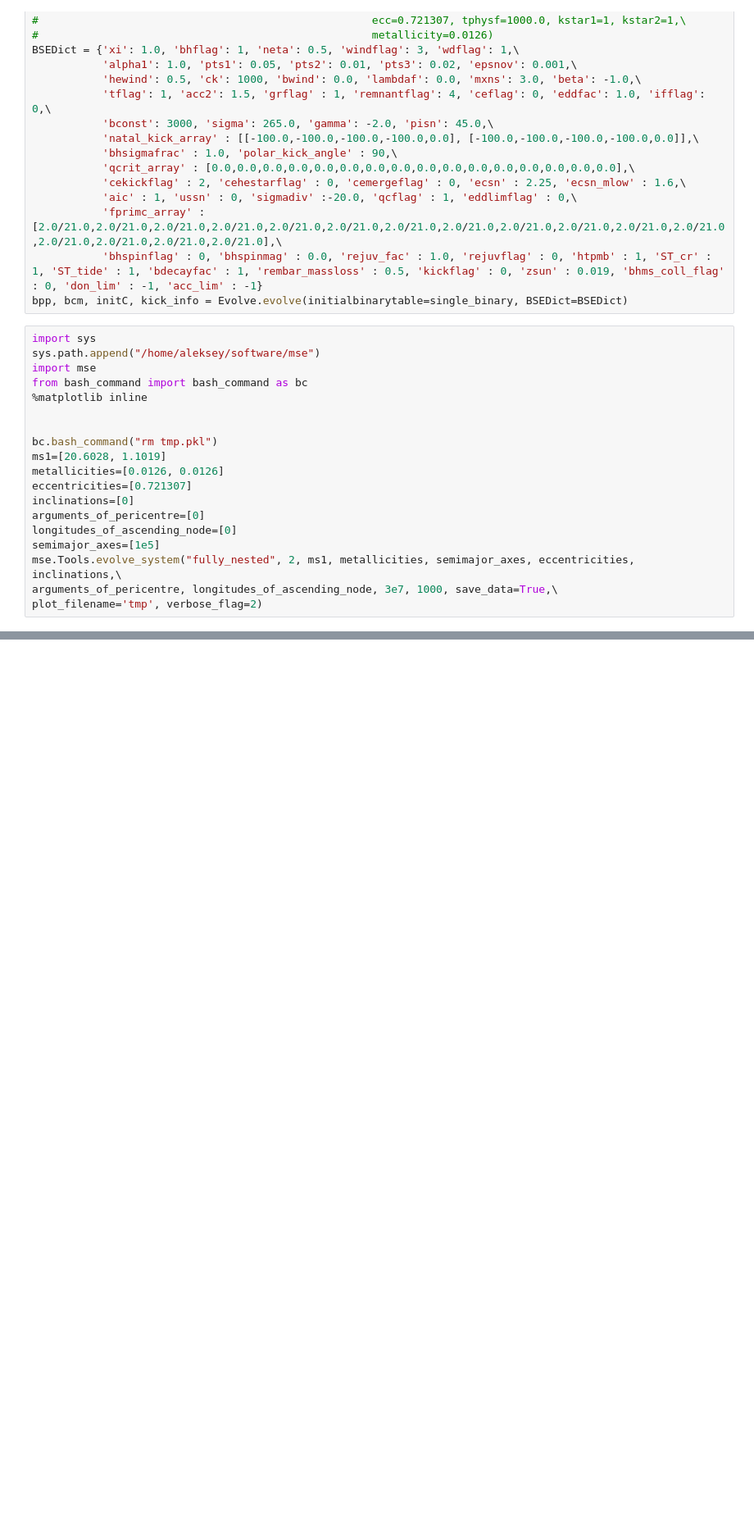
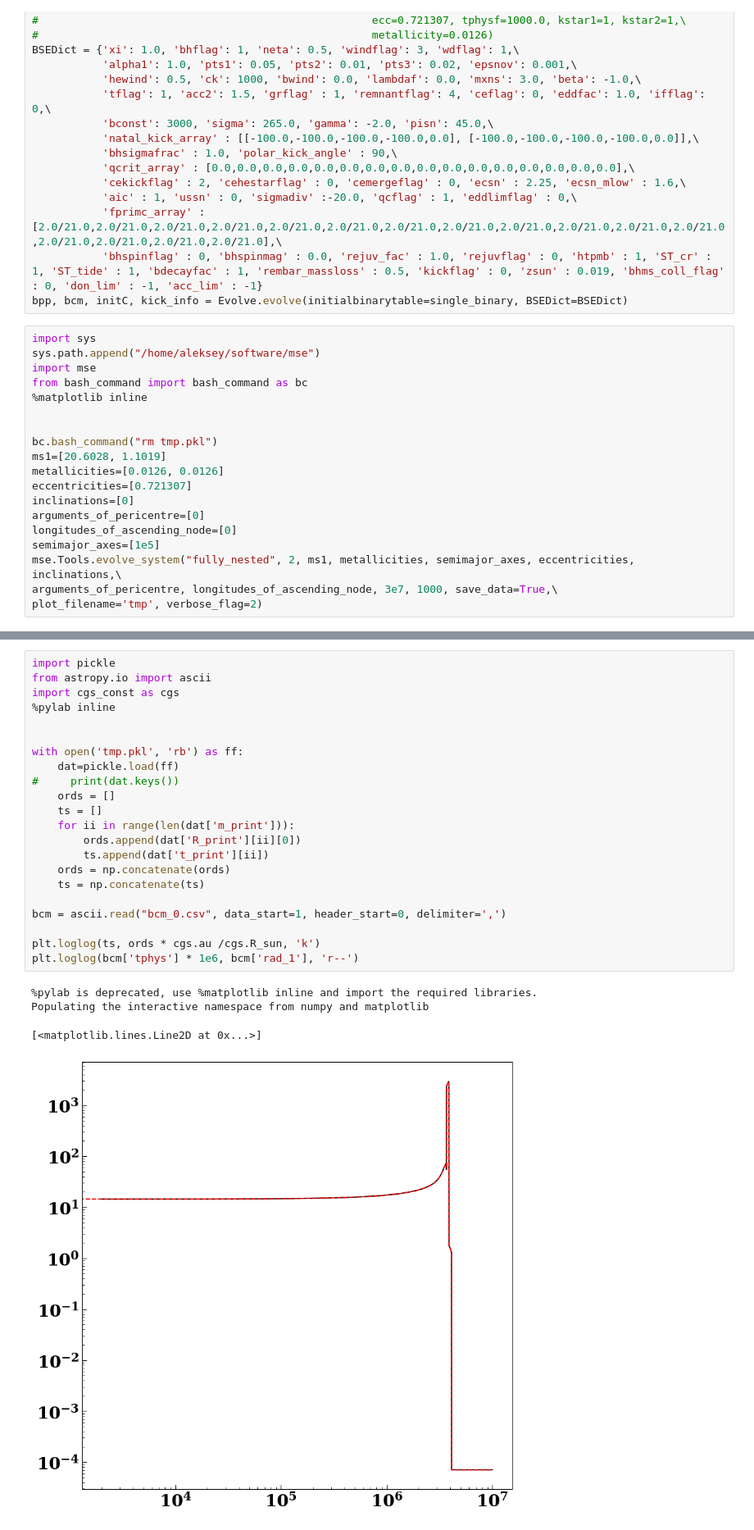
Before and after one commit to alekseygenerozov/mse, a Jupyter notebook: cosmic_mse_compare1.ipynb, the cells around one changed output, grey strips where cells are left out. Shown at 82% size. Saved outputs shown, nothing was run; the diff lists cells and outputs as text; blank space fills up the shorter version.

```diff
--- a/cosmic_mse_compare1.ipynb
+++ b/cosmic_mse_compare1.ipynb
@@ -75,0 +98,27 @@ ax.set_title("Remnant flag=4")
+# %%
+import pickle
+from astropy.io import ascii
+import cgs_const as cgs
+%pylab inline
+
+
+with open('tmp.pkl', 'rb') as ff:
+    dat=pickle.load(ff)
+#     print(dat.keys())
+    ords = []
+    ts = []
+    for ii in range(len(dat['m_print'])):
+        ords.append(dat['R_print'][ii][0])
+        ts.append(dat['t_print'][ii])
+    ords = np.concatenate(ords)
+    ts = np.concatenate(ts)
+
+bcm = ascii.read("bcm_0.csv", data_start=1, header_start=0, delimiter=',')
+
+plt.loglog(ts, ords * cgs.au /cgs.R_sun, 'k')
+plt.loglog(bcm['tphys'] * 1e6, bcm['rad_1'], 'r--')
+# %% [output]
+%pylab is deprecated, use %matplotlib inline and import the required libraries.
+Populating the interactive namespace from numpy and matplotlib
+[<matplotlib.lines.Line2D at 0x...>]
+[figure, added]
```
Also changed, not shown: parts of 17 cells of this notebook, 5 other files.
